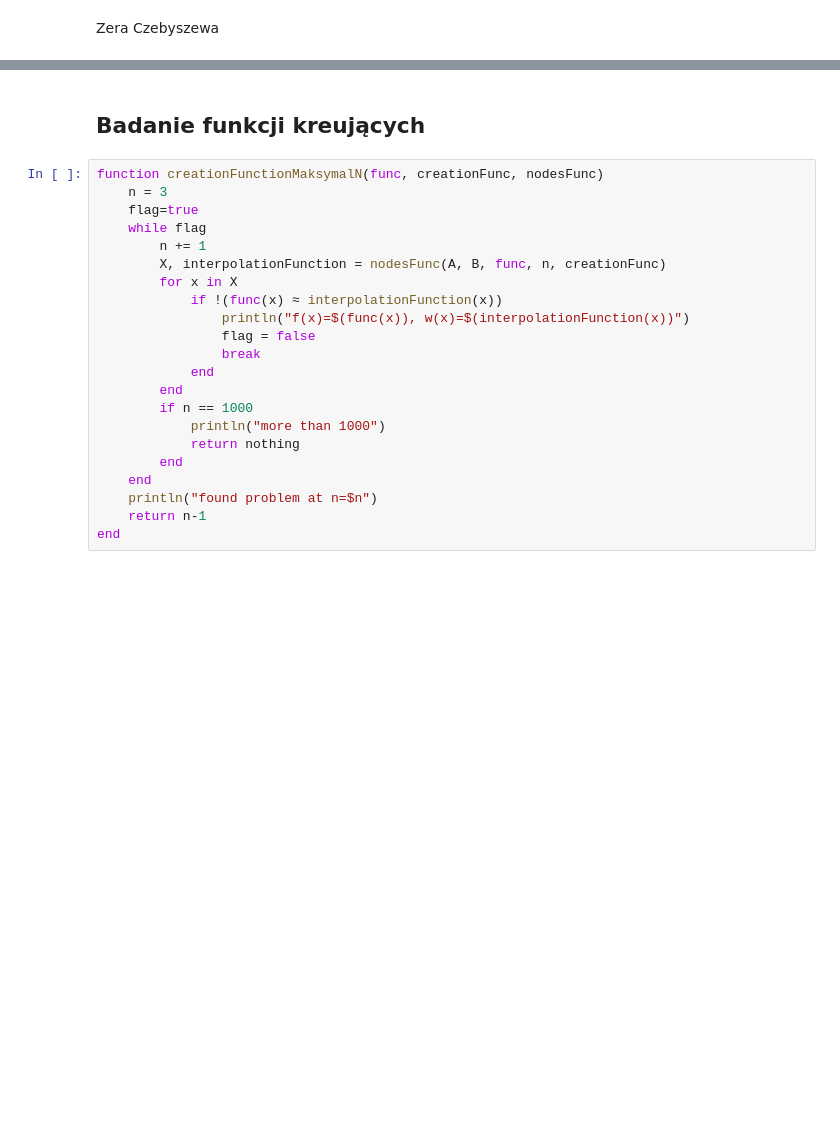
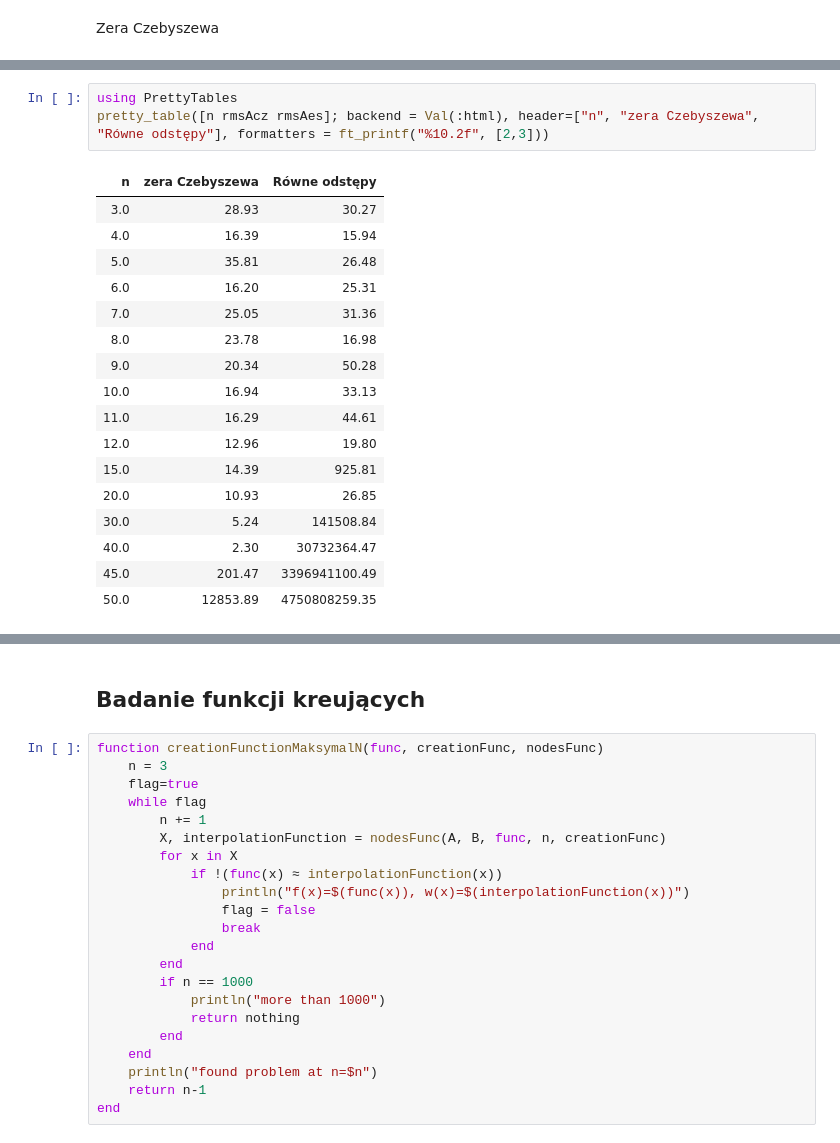
Before and after one commit to c-i-a-s-t-e-k/MOwNiT, a Jupyter notebook: lab1/InerpolacjaDlaZaganieniaLagrangea.ipynb, the cells around one changed output, grey strips where cells are left out. Drawn from its saved outputs; the diff is of its cells as text; blank space fills up the shorter version.

```diff
--- a/lab1/InerpolacjaDlaZaganieniaLagrangea.ipynb
+++ b/lab1/InerpolacjaDlaZaganieniaLagrangea.ipynb
@@ -224,0 +287,21 @@ xlabel!("n")
+# %%
+using PrettyTables
+pretty_table([n rmsAcz rmsAes]; backend = Val(:html), header=["n", "zera Czebyszewa", "Równe odstępy"], formatters = ft_printf("%10.2f", [2,3]))
+# %% [output]
+| n | zera Czebyszewa | Równe odstępy |
+| 3.0 | 28.93 | 30.27 |
+| 4.0 | 16.39 | 15.94 |
+| 5.0 | 35.81 | 26.48 |
+| 6.0 | 16.20 | 25.31 |
+| 7.0 | 25.05 | 31.36 |
+| 8.0 | 23.78 | 16.98 |
+| 9.0 | 20.34 | 50.28 |
+| 10.0 | 16.94 | 33.13 |
+| 11.0 | 16.29 | 44.61 |
+| 12.0 | 12.96 | 19.80 |
+| 15.0 | 14.39 | 925.81 |
+| 20.0 | 10.93 | 26.85 |
+| 30.0 | 5.24 | 141508.84 |
+| 40.0 | 2.30 | 30732364.47 |
+| 45.0 | 201.47 | 3396941100.49 |
+| 50.0 | 12853.89 | 4750808259.35 |
```
Also changed, not shown: parts of 14 cells of this notebook, 6 other files.
